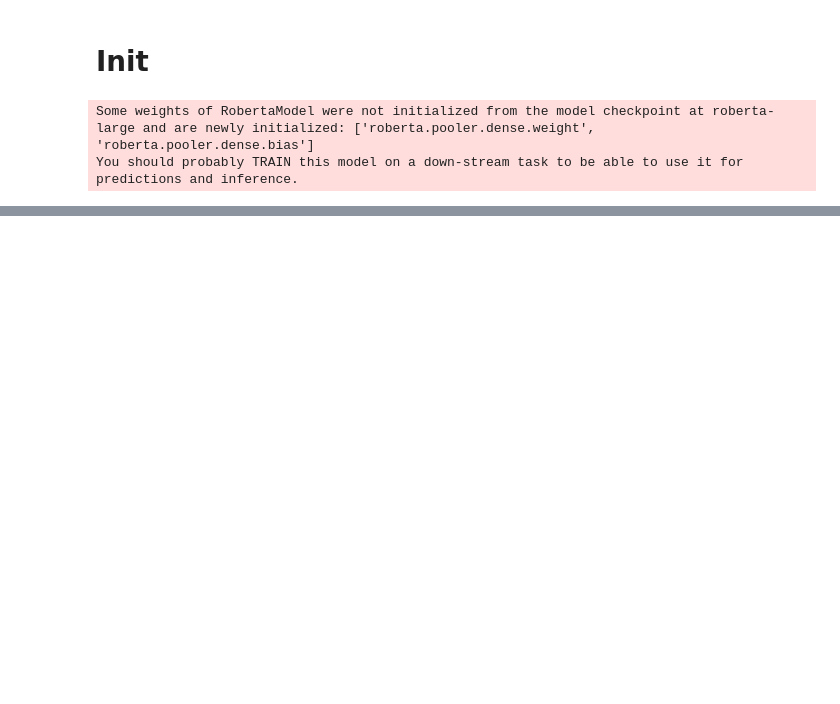
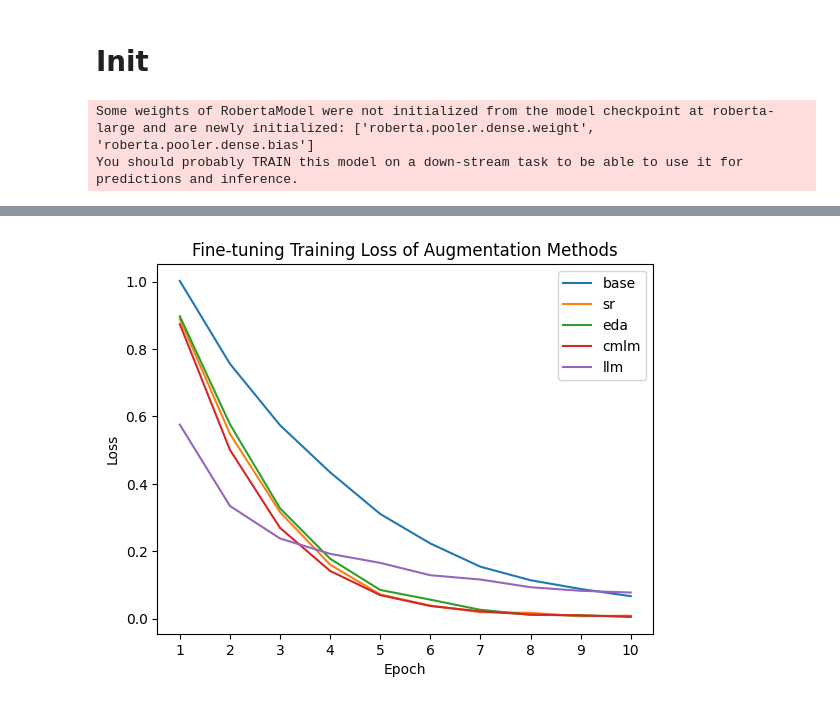
Before and after one commit to linv24/da-stance-detection, a Jupyter notebook: eval.ipynb, the cells around one changed output, grey strips where cells are left out. Saved outputs shown, nothing was run; the diff lists cells and outputs as text; code cells hidden in the pictures; blank space fills up the shorter version.

```diff
--- a/eval.ipynb
+++ b/eval.ipynb
@@ -78,0 +172,4 @@ for i in range(0, sr_df.shape[0], 3):
+# %%
+with open('augment/data/scores/climate_cmlm_scores.txt', 'w') as f:
+    for s in cmlm_scores:
+        f.write(f'{s}\n')
@@ -78,0 +193,3 @@ for i in range(0, sr_df.shape[0], 3):
+# %%
+llama_df = pd.read_csv('augment/data/new_llama_augmented.csv')
+llama_df.head()
@@ -78,0 +274,4 @@ for i in range(0, sr_df.shape[0], 3):
+# %%
+with open('augment/data/scores/scores.txt', 'w') as f:
+    for s in llama_scores:
+        f.write(f'{s}\n')
@@ -78,0 +304,27 @@ for i in range(0, sr_df.shape[0], 3):
+# %%
+model_names = ['base', 'sr', 'eda', 'cmlm', 'llm']
+
+losses = {k: [] for k in model_names}
+val_losses = {k: [] for k in model_names}
+
+for model in model_names:
+    log_df = pd.read_csv(f'logs/{model}_logs.csv')
+
+    for i in range(20):
+        row = log_df.iloc[i]
+        if i % 2 == 0:
+            losses[model].append(row['loss'])
+        else:
+            val_losses[model].append(row['eval_loss'])
+# %%
+for model in model_names:
+    plt.plot(range(1, 11), losses[model], label=model)
+
+plt.title('Fine-tuning Training Loss of Augmentation Methods')
+plt.xlabel('Epoch')
+plt.ylabel('Loss')
+plt.xticks(range(1,11))
+plt.legend()
+plt.show()
+# %% [output]
+[figure, added]
```
Also changed, not shown: parts of 23 cells of this notebook, 7 other files.
